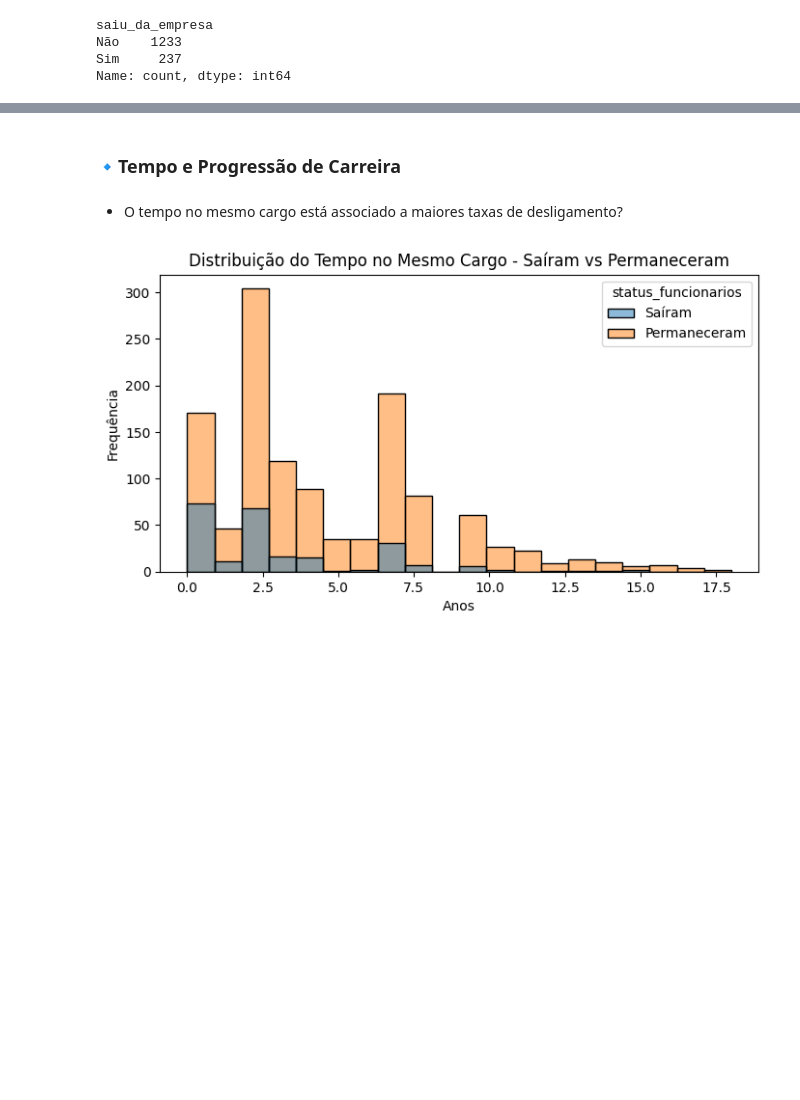
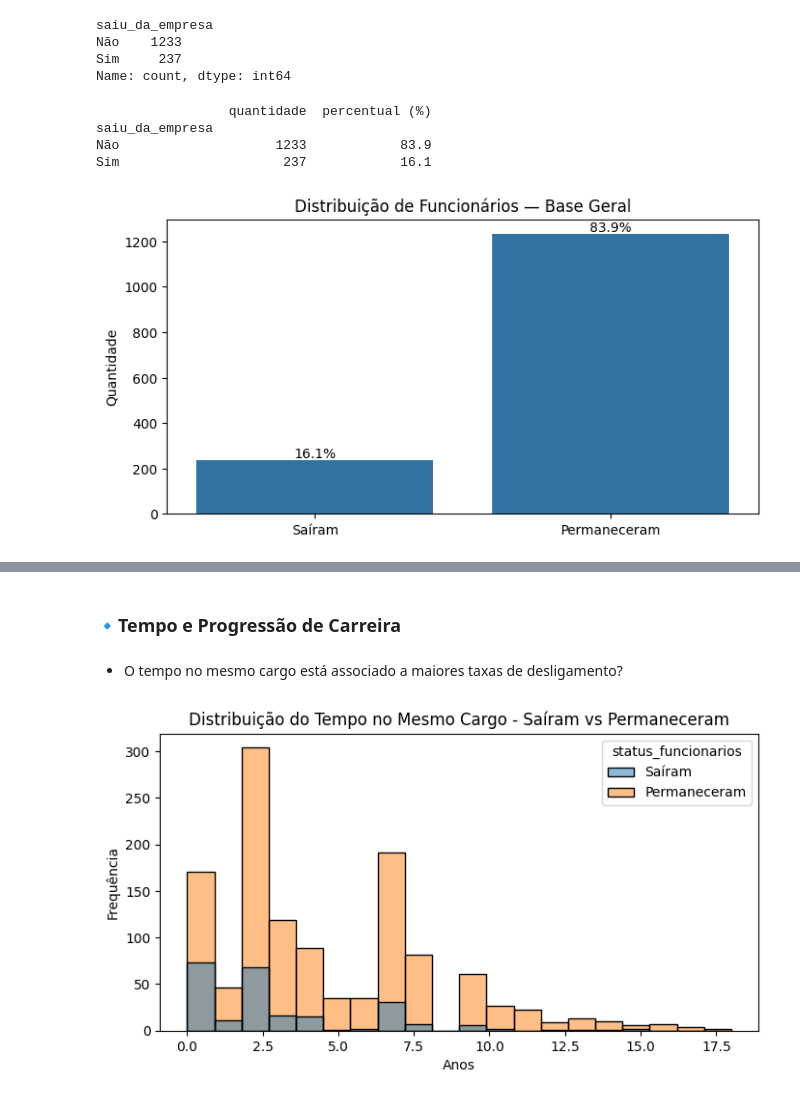
Before and after one commit to anajulia-v/AnaliseTurnover, a Jupyter notebook: notebooks/02_exploracao.ipynb, the cells around one changed output, grey strips where cells are left out. Cells and saved outputs as stored; diff of their text form; code cells hidden in the pictures; blank space fills up the shorter version.

```diff
--- a/notebooks/02_exploracao.ipynb
+++ b/notebooks/02_exploracao.ipynb
@@ -91,3 +89,31 @@ df['status_funcionarios'] = df['saiu_da_empresa'].map({
     'Sim': 'Saíram',
     'Não': 'Permaneceram'
 })
+# %%
+# distribuição da variável alvo
+contagem = df['saiu_da_empresa'].value_counts()
+taxa = df['saiu_da_empresa'].value_counts(normalize=True) * 100
+
+resumo = pd.DataFrame({'quantidade': contagem, 'percentual (%)': taxa.round(1)})
+print(resumo)
+# %% [output]
+                 quantidade  percentual (%)
+saiu_da_empresa
+Não                    1233            83.9
+Sim                     237            16.1
+# %%
+# visualização do desbalanceamento
+plt.figure(figsize=(8, 4))
+sns.countplot(data=df, x='status_funcionarios')
+plt.title('Distribuição de Funcionários — Base Geral')
+plt.xlabel('')
+plt.ylabel('Quantidade')
+
+# anotando os percentuais nas barras
+for p in plt.gca().patches:
+    pct = f"{100 * p.get_height() / len(df):.1f}%"
+    plt.gca().annotate(pct, (p.get_x() + p.get_width() / 2, p.get_height() + 10), ha='center')
+
+plt.show()
+# %% [output]
+[figure, added]
```
Also changed, not shown: parts of 18 cells of this notebook, 6 other files.
